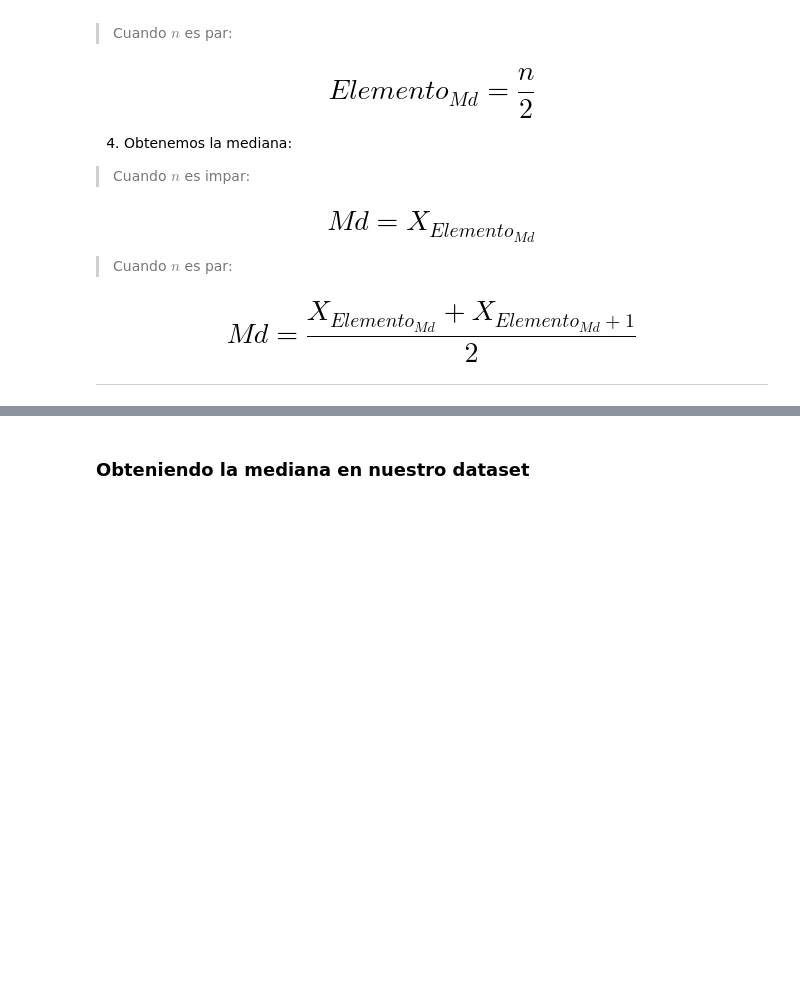
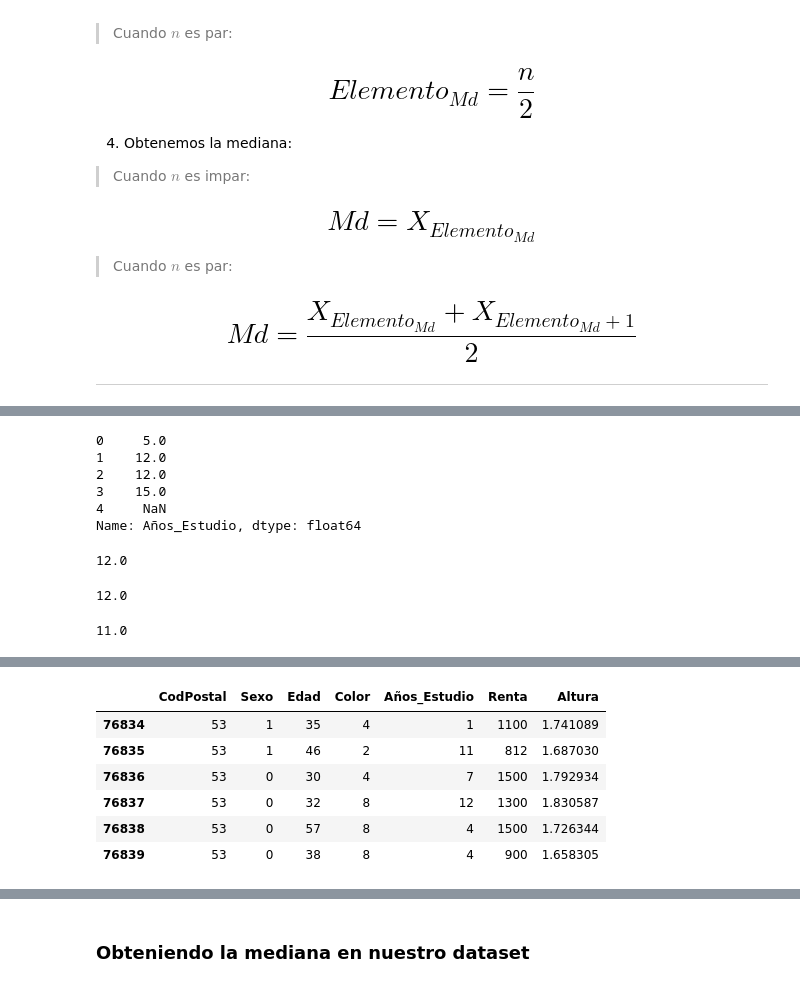
Before and after one commit to MiguelNieto1828/Distribucion-de-Frecuencia-, a Jupyter notebook: Python_Data_Science_Estadistica_inicial.ipynb, the cells around one changed output, grey strips where cells are left out. Saved outputs shown, nothing was run; the diff lists cells and outputs as text; code cells hidden in the pictures; blank space fills up the shorter version.

```diff
--- a/Python_Data_Science_Estadistica_inicial.ipynb
+++ b/Python_Data_Science_Estadistica_inicial.ipynb
@@ -211,4 +246,40 @@ Para encontrar la mediana de un conjunto de datos, realizaremos lo siguiente:
+# %%
+test = test.Años_Estudio.sort_values()
+test = test.reset_index().Años_Estudio
+test
+# %% [output]
+0     5.0
+1    12.0
+2    12.0
+3    15.0
+4     NaN
+Name: Años_Estudio, dtype: float64
+# %%
+n = test.shape[0]
+elemento_md = (n+1)/2
+test.loc[elemento_md - 1]
+# %% [output]
+12.0
+# %%
+test.median()
+# %% [output]
+12.0
+# %%
+test.mean()
+# %% [output]
+11.0
 # %% [markdown]
 ### Ejemplo 2 - n par
 
 <img src='https://github.com/ElProfeAlejo/estadisticas_python/raw/main/img_1_4_2.png' width='50%' style="float:left">
+# %%
+test = datos.tail(6)
+test
+# %% [output]
+|  | CodPostal | Sexo | Edad | Color | Años_Estudio | Renta | Altura |
+| 76834 | 53 | 1 | 35 | 4 | 1 | 1100 | 1.741089 |
+| 76835 | 53 | 1 | 46 | 2 | 11 | 812 | 1.687030 |
+| 76836 | 53 | 0 | 30 | 4 | 7 | 1500 | 1.792934 |
+| 76837 | 53 | 0 | 32 | 8 | 12 | 1300 | 1.830587 |
+| 76838 | 53 | 0 | 57 | 8 | 4 | 1500 | 1.726344 |
+| 76839 | 53 | 0 | 38 | 8 | 4 | 900 | 1.658305 |
```
Also changed, not shown: parts of 23 cells of this notebook.
